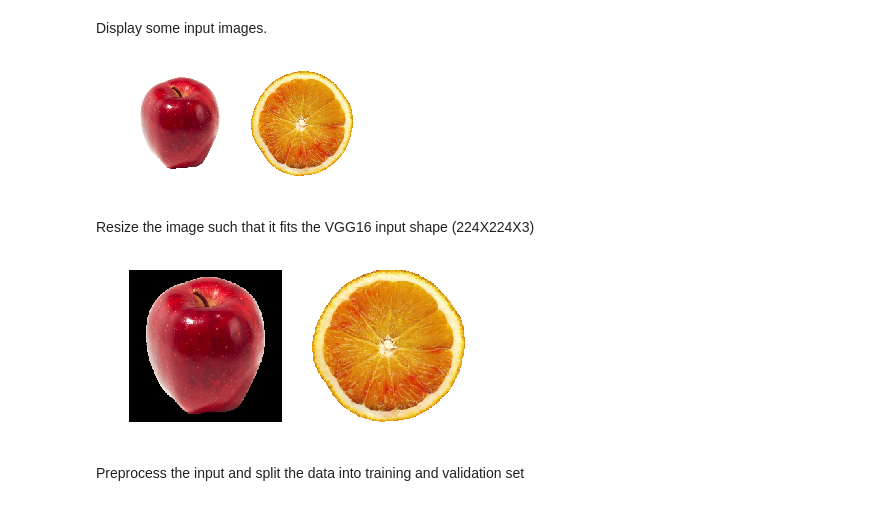
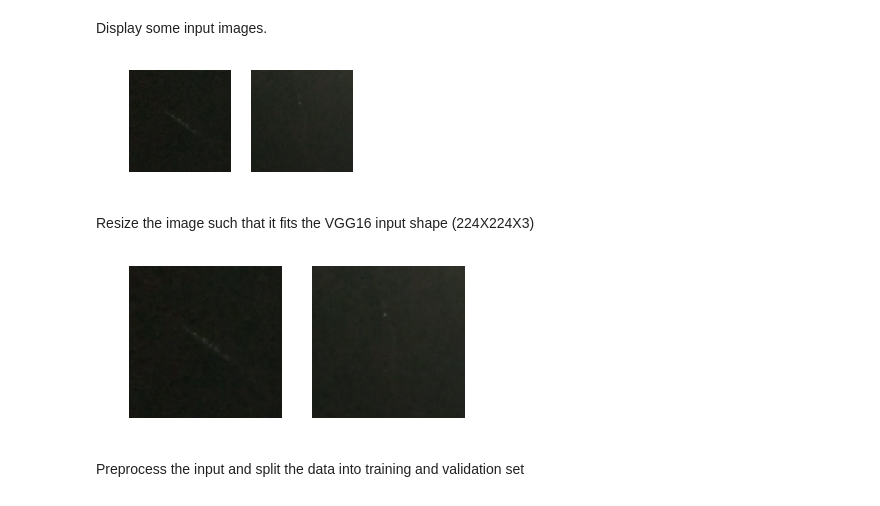
Before and after one commit to ottolau/CloudChamberTrackClassification, a Jupyter notebook: keras/cloudchamberAI_v1_train.ipynb, the cells around one changed output. Cells and saved outputs as stored; diff of their text form; code cells hidden in the pictures.

```diff
--- a/keras/cloudchamberAI_v1_train.ipynb
+++ b/keras/cloudchamberAI_v1_train.ipynb
@@ -15,15 +15,15 @@ import matplotlib.pyplot as plt
 %matplotlib inline
 # %%
 lr_init     = 1.e-3    # Initial learning rate
-batch_size  = 64       # Training batch size
-epochs      = 12       # Number of epochs
-num_classes = 3        # Number of classes
+batch_size  = 8       # Training batch size
+epochs      = 120       # Number of epochs
+num_classes = 2        # Number of classes
 
 # input image dimensions
 img_rows, img_cols = 256, 256
 vgg16_shape = 224      # Shape of VGG16 input image, (224X224X3)
 
-mapping_csv = 'mapping.csv'       # Name of the mapping.csv
+mapping_csv = '../Data/mapping.csv'       # Name of the mapping.csv
 # %% [markdown]
 ## Read the data
 
@@ -33,11 +33,13 @@ from keras.utils.np_utils import to_categorical
 import cv2
 
 image_id, image_class = np.loadtxt(mapping_csv, delimiter=',', dtype={'names': ('image_id', 'image_class'),
-          'formats': ('|S15', np.float)}, unpack=True)
+          'formats': ('|S100', np.float)}, unpack=True)
 
+#print image_id
 X = []
 for img_name in image_id:
-    img = plt.imread('' + img_name)
+    img = plt.imread('' + '../' + img_name)
+    img = img[:,:,:3]
     X.append(img)
 X = np.array(X)    # Convert list to array
 y = image_class
@@ -60,24 +62,24 @@ for i in range(num_examples):
     example = np.squeeze(np.array(X[i]*255).astype("uint8"))
     plt.imshow(example, cmap="gray")
 # %% [output]
-[figure, old version]
+[figure, new version]
 # %% [markdown]
 Resize the image such that it fits the VGG16 input shape (224X224X3)
 # %%
 # Resize the input image to the VGG16 input image shape (224X224X3)
 image = []
 for i in range(0, X.shape[0]):
     a = np.squeeze(cv2.resize(X[i], (vgg16_shape, vgg16_shape), interpolation=cv2.INTER_LINEAR)*255).astype(int)
-    a = a[:,:,:3] # Drop out alpha channel of png
+    #a = a[:,:,:3] # Drop out alpha channel of png
     image.append(a)
 X = np.array(image)
 for i in range(num_examples):
     plt.subplot(1, num_examples, i+1)
     plt.axis('off')
     example = X[i]
     plt.imshow(example, cmap="gray")
 # %% [output]
-[figure, old version]
+[figure, new version]
 # %% [markdown]
 Preprocess the input and  split the data into training and validation set
 # %%
```
Also changed, not shown: parts of 5 cells of this notebook, 1 other file.
